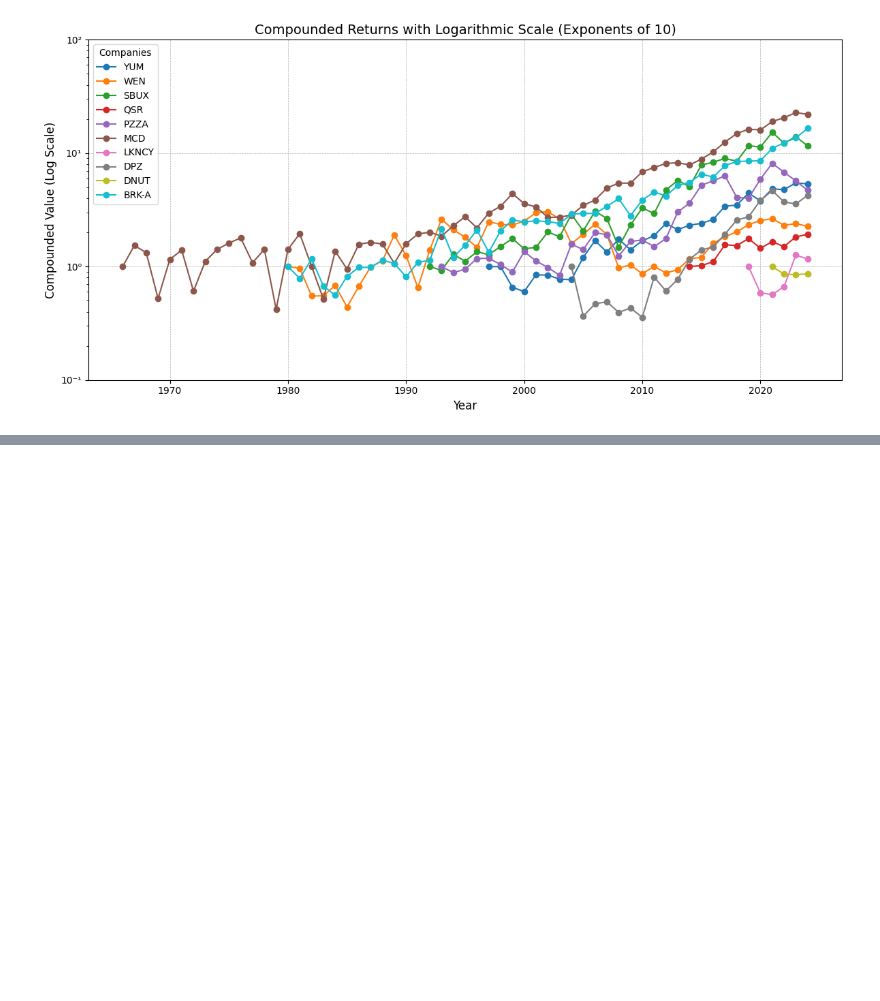
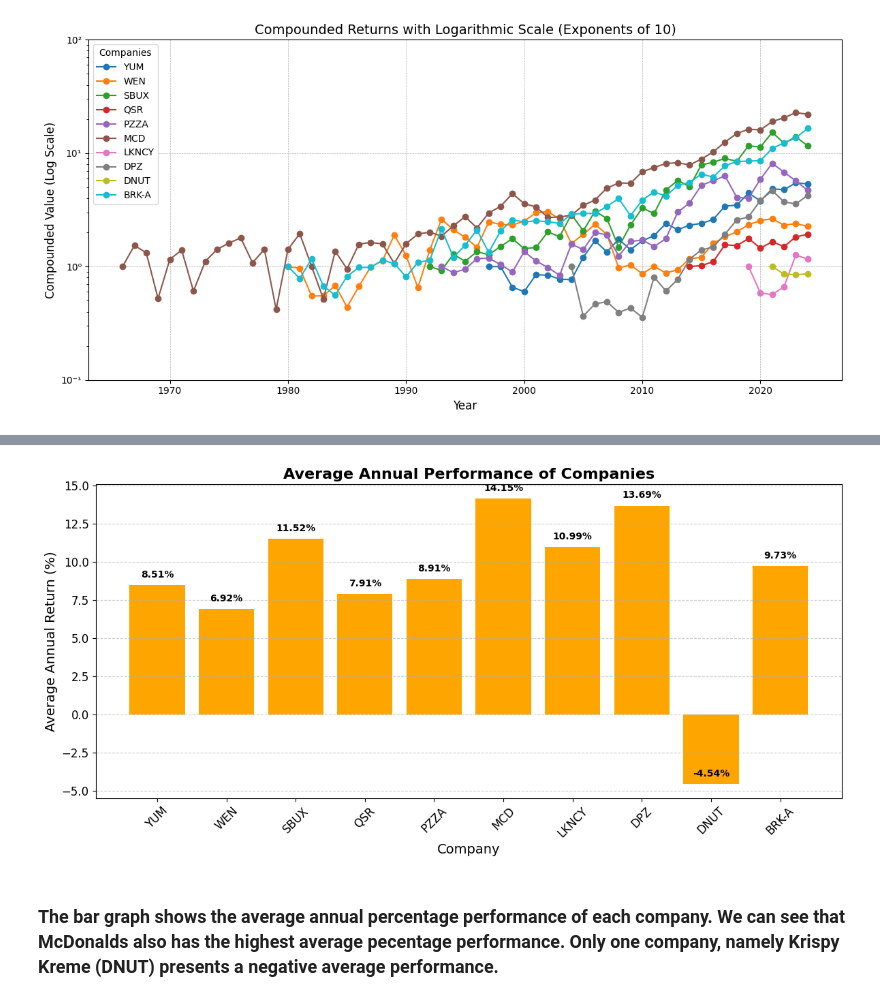
Before and after one commit to aditinarayann/FinalPythonProject_Team7, a Jupyter notebook: exercise_5.ipynb, the cells around one changed output, grey strips where cells are left out. Saved outputs shown, nothing was run; the diff lists cells and outputs as text; code cells hidden in the pictures; blank space fills up the shorter version.

```diff
--- a/exercise_5.ipynb
+++ b/exercise_5.ipynb
@@ -177,14 +156,0 @@ plt.show()
-# %%
-# Plotting the compounded returns comparison with a logarithmic scale on the y-axis
-plt.figure(figsize=(12, 6))
-for company in compounded_returns_df.columns:
-    plt.plot(compounded_returns_df.index, compounded_returns_df[company], marker='o', label=company)
-
-plt.title("Compounded Returns with Logarithmic Scale (Starting from 1)", fontsize=14)
-plt.xlabel("Year", fontsize=12)
-plt.ylabel("Compounded Value (Log Scale)", fontsize=12)
-plt.yscale("log")
-plt.legend(title="Companies")
-plt.grid(True, which="both", linestyle='--', linewidth=0.5)
-plt.tight_layout()
-plt.show()
@@ -214,0 +187,44 @@ plt.show()
+# %%
+import matplotlib.pyplot as plt
+
+# Compute average annual performance (percentage change) for each company
+annual_performance = {}
+
+for company, path in file_paths.items():
+    data = pd.read_csv(path)
+    data['Date'] = pd.to_datetime(data['Date'])
+    data['Year'] = data['Date'].dt.year
+    yearly_avg = data.groupby('Year')['Close'].mean()
+    annual_return = yearly_avg.pct_change().mean() * 100  # Compute average annual return in percentage
+    annual_performance[company] = annual_return
+
+# Create a bar chart of average annual performance
+companies = list(annual_performance.keys())
+performance = list(annual_performance.values())
+
+# Create a bar chart with orange color and add percentage labels on bars
+plt.figure(figsize=(12, 6))
+plt.bar(companies, performance, color="orange")
+
+# Add titles and labels
+plt.title("Average Annual Performance of Companies", fontsize=16, fontweight='bold')
+plt.xlabel("Company", fontsize=14)
+plt.ylabel("Average Annual Return (%)", fontsize=14)
+
+# Customize tick marks
+plt.xticks(rotation=45, fontsize=12)
+plt.yticks(fontsize=12)
+
+# Add percentage labels on top of each bar
+for index, value in enumerate(performance):
+    plt.text(index, value + 0.5, f"{value:.2f}%", ha='center', fontsize=10, fontweight='bold', color='black')
+
+# Add grid lines for better readability
+plt.grid(axis='y', linestyle='--', alpha=0.6)
+
+plt.tight_layout()
+plt.show()
+# %% [output]
+[figure, added]
+# %% [markdown]
+### The bar graph shows the average annual percentage performance of each company. We can see that McDonalds also has the highest average pecentage performance. Only one company, namely Krispy Kreme (DNUT) presents a negative average performance.
```
Also changed, not shown: parts of 10 cells of this notebook, 1 other file.
